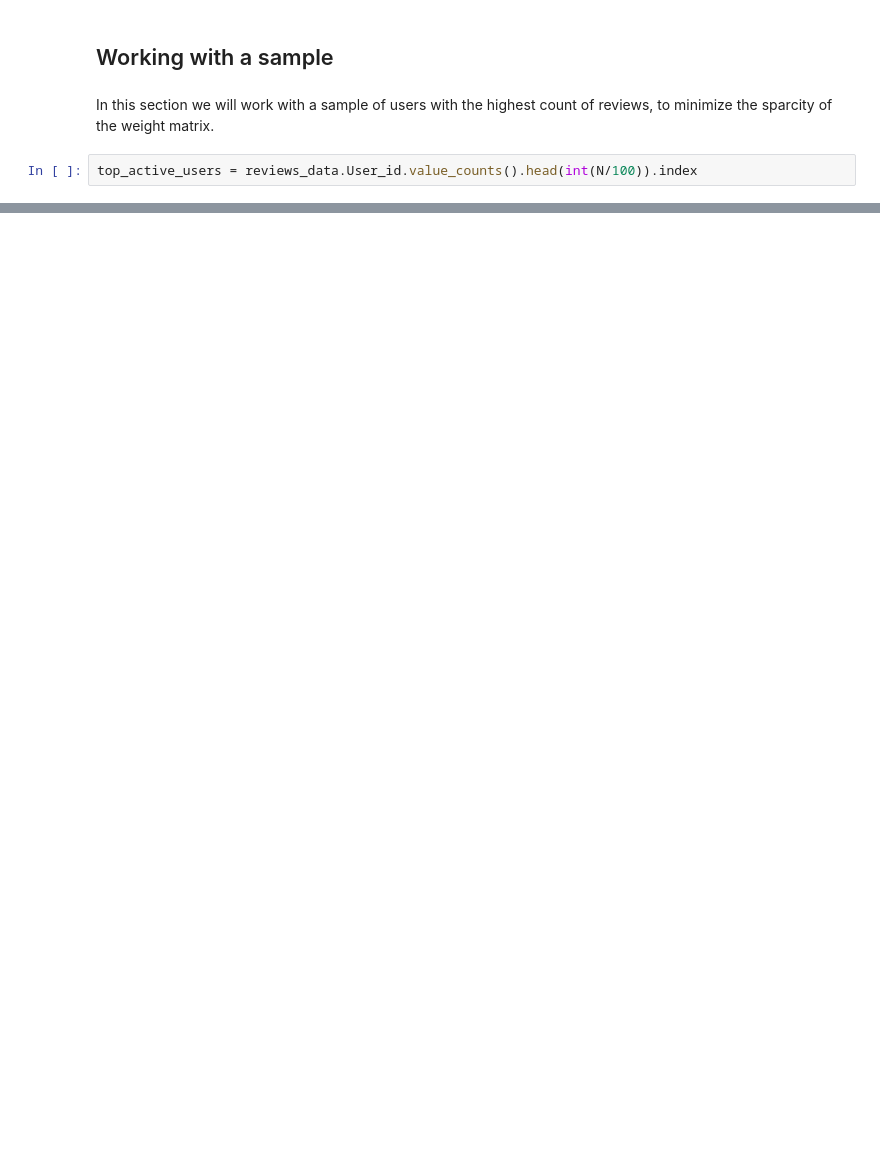
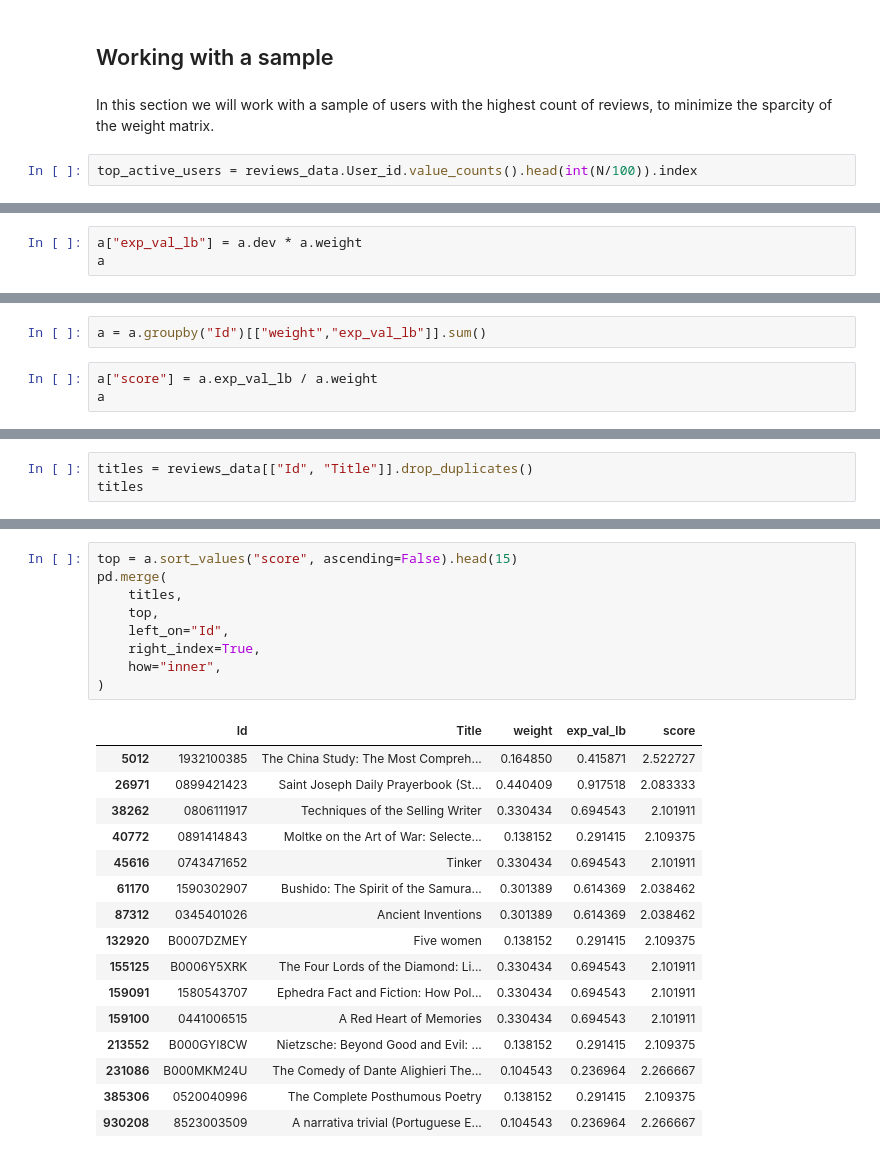
Before and after one commit to NicolasDue/book-recommender, a Jupyter notebook: notebooks/T2-Collaborative_Filtering.ipynb, the cells around one changed output, grey strips where cells are left out. Cells and saved outputs as stored; diff of their text form; blank space fills up the shorter version.

```diff
--- a/notebooks/T2-Collaborative_Filtering.ipynb
+++ b/notebooks/T2-Collaborative_Filtering.ipynb
@@ -83,0 +350,3 @@ Index(['A14OJS0VWMOSWO', 'AFVQZQ8PW0L', 'A1D2C0WDCSHUWZ', 'AHD101501WCN1',
+# %%
+a["exp_val_lb"] = a.dev * a.weight
+a
@@ -83,0 +367,5 @@ Index(['A14OJS0VWMOSWO', 'AFVQZQ8PW0L', 'A1D2C0WDCSHUWZ', 'AHD101501WCN1',
+# %%
+a = a.groupby("Id")[["weight","exp_val_lb"]].sum()
+# %%
+a["score"] = a.exp_val_lb / a.weight
+a
@@ -83,0 +387,3 @@ Index(['A14OJS0VWMOSWO', 'AFVQZQ8PW0L', 'A1D2C0WDCSHUWZ', 'AHD101501WCN1',
+# %%
+titles = reviews_data[["Id", "Title"]].drop_duplicates()
+titles
@@ -83,0 +404,26 @@ Index(['A14OJS0VWMOSWO', 'AFVQZQ8PW0L', 'A1D2C0WDCSHUWZ', 'AHD101501WCN1',
+# %%
+top = a.sort_values("score", ascending=False).head(15)
+pd.merge(
+    titles,
+    top,
+    left_on="Id",
+    right_index=True,
+    how="inner",
+)
+# %% [output]
+|  | Id | Title | weight | exp_val_lb | score |
+| 5012 | 1932100385 | The China Study: The Most Compreh... | 0.164850 | 0.415871 | 2.522727 |
+| 26971 | 0899421423 | Saint Joseph Daily Prayerbook (St... | 0.440409 | 0.917518 | 2.083333 |
+| 38262 | 0806111917 | Techniques of the Selling Writer | 0.330434 | 0.694543 | 2.101911 |
+| 40772 | 0891414843 | Moltke on the Art of War: Selecte... | 0.138152 | 0.291415 | 2.109375 |
+| 45616 | 0743471652 | Tinker | 0.330434 | 0.694543 | 2.101911 |
+| 61170 | 1590302907 | Bushido: The Spirit of the Samura... | 0.301389 | 0.614369 | 2.038462 |
+| 87312 | 0345401026 | Ancient Inventions | 0.301389 | 0.614369 | 2.038462 |
+| 132920 | B0007DZMEY | Five women | 0.138152 | 0.291415 | 2.109375 |
+| 155125 | B0006Y5XRK | The Four Lords of the Diamond: Li... | 0.330434 | 0.694543 | 2.101911 |
+| 159091 | 1580543707 | Ephedra Fact and Fiction: How Pol... | 0.330434 | 0.694543 | 2.101911 |
+| 159100 | 0441006515 | A Red Heart of Memories | 0.330434 | 0.694543 | 2.101911 |
+| 213552 | B000GYI8CW | Nietzsche: Beyond Good and Evil: ... | 0.138152 | 0.291415 | 2.109375 |
+| 231086 | B000MKM24U | The Comedy of Dante Alighieri The... | 0.104543 | 0.236964 | 2.266667 |
+| 385306 | 0520040996 | The Complete Posthumous Poetry | 0.138152 | 0.291415 | 2.109375 |
+| 930208 | 8523003509 | A narrativa trivial (Portuguese E... | 0.104543 | 0.236964 | 2.266667 |
```
Also changed, not shown: parts of 43 cells of this notebook, 1 other file.
